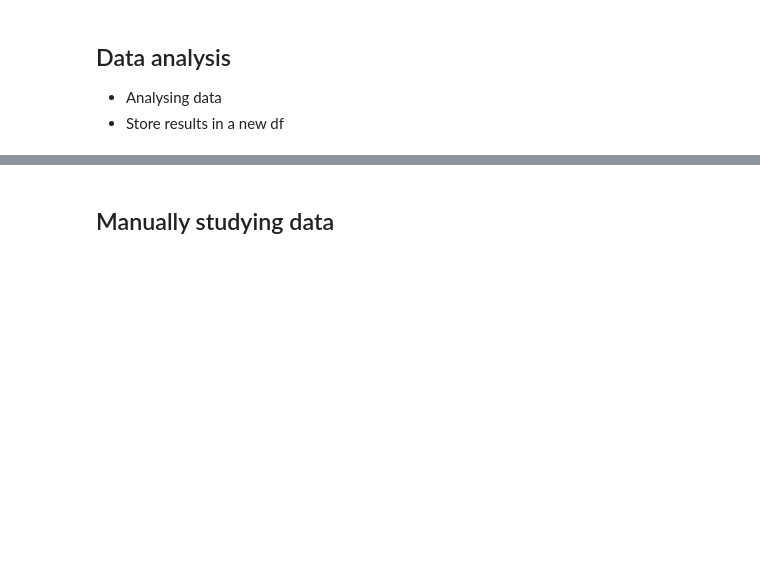
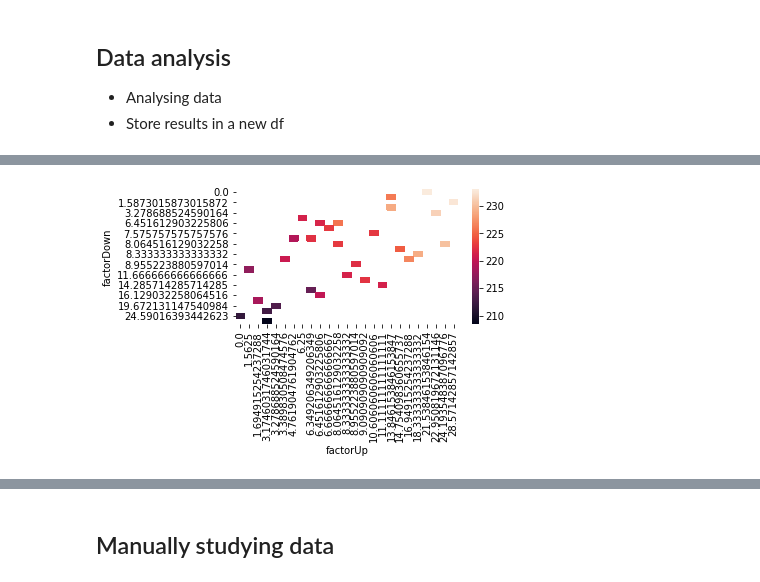
Before and after one commit to darioWorknet/NBA_stats, a Jupyter notebook: request_test.ipynb, the cells around one changed output, grey strips where cells are left out. Drawn from its saved outputs; the diff is of its cells as text; code cells hidden in the pictures; blank space fills up the shorter version.

```diff
--- a/request_test.ipynb
+++ b/request_test.ipynb
@@ -15,7 +18,7 @@ import resources
 - If data has been already scrapped, data is stracted from CSV
 # %%
 # Check if exist a .csv with filename equals to TODAY DATETIME
-if True:
+if False:
 #     NON_DESIRED_TEAMS = ['Team Durant','Team LeBron']
     # Getting data
     df = resources.data_scraper.scrape()
@@ -81,0 +81,18 @@ stats_df = resources.nba_stats.stats(df)
+# %%
+x_col = "factorDown"
+y_col = "factorUp"
+z_col = "mean"
+
+# fig, axs = plt.subplots(2, 2, sharex=True, sharey=True)
+sub_df = stats_df.loc[:, [x_col, y_col, z_col]]
+# sub_df.drop_duplicates(subset=x_col, inplace=True)
+# sub_df.drop_duplicates(subset=y_col, inplace=True)
+pivoted = sub_df.pivot(x_col, y_col, z_col)
+
+ax = sns.heatmap(pivoted)
+
+
+plt.tight_layout()
+plt.show()
+# %% [output]
+[figure, added]
```
Also changed, not shown: parts of 17 cells of this notebook, 12 other files.
